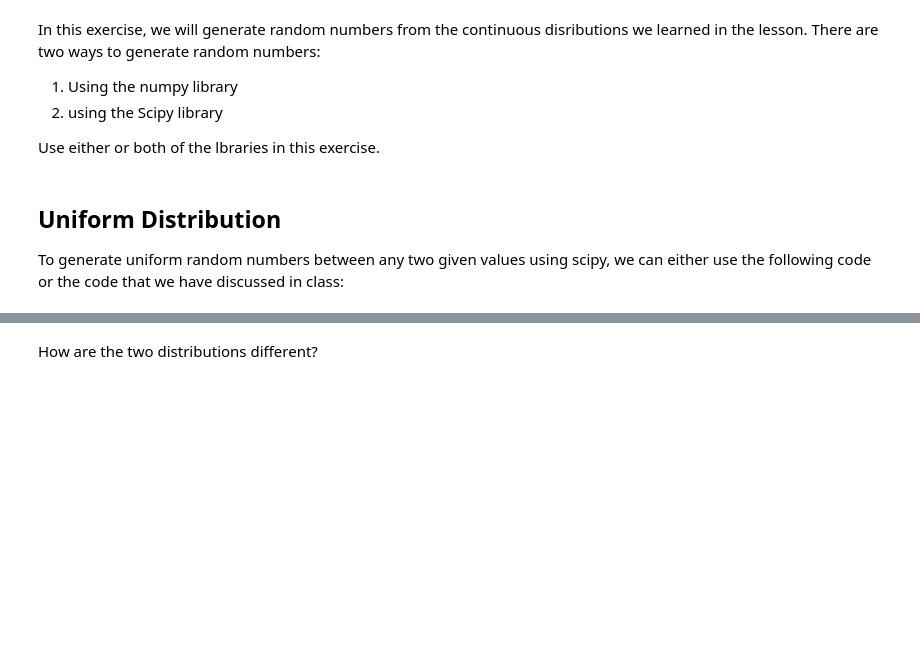
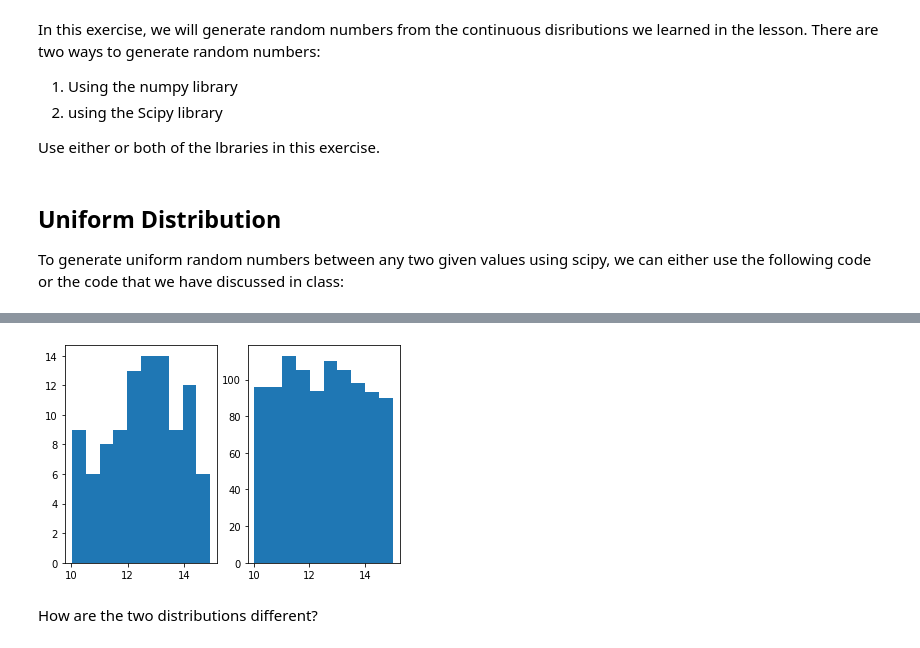
Before and after one commit to ta-data-lis/lab-probability-distributions, a Jupyter notebook: your-code/continuous.ipynb, the cells around one changed output, grey strips where cells are left out. Drawn from its saved outputs; the diff is of its cells as text; code cells hidden in the pictures; blank space fills up the shorter version.

```diff
--- a/your-code/continuous.ipynb
+++ b/your-code/continuous.ipynb
@@ -47,2 +54,20 @@ Your output should look like below:
+# %%
+# your code here
+def new_array(bottom, ceiling, count):
+    x = uniform.rvs(size=count)
+    a = bottom
+    b = ceiling
+    randoms = a + (b-a)*x
+    return randoms
+
+fig, (ax1, ax2) = plt.subplots(1, 2)
+
+ax1.hist(new_array(10,15,100))
+ax2.hist(new_array(10,15,1000))
+
+
+plt.show()
+# %% [output]
+[figure, added]
 # %% [markdown]
 How are the two distributions different?
```
Also changed, not shown: parts of 18 cells of this notebook, 1 other file.
